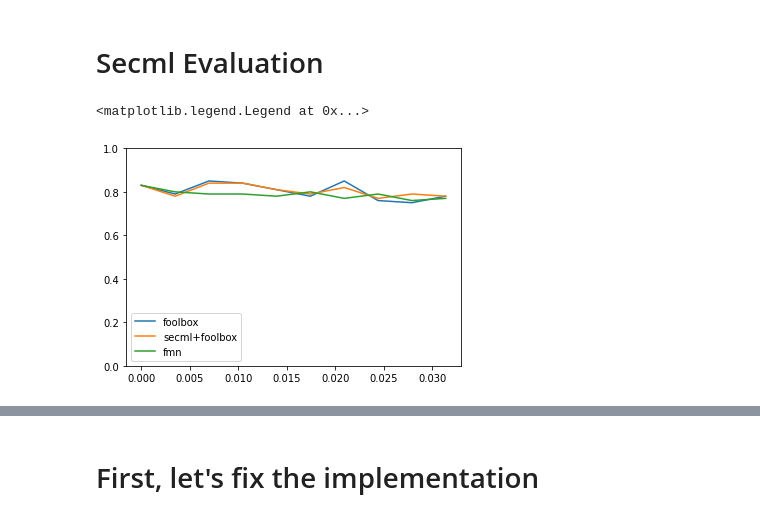
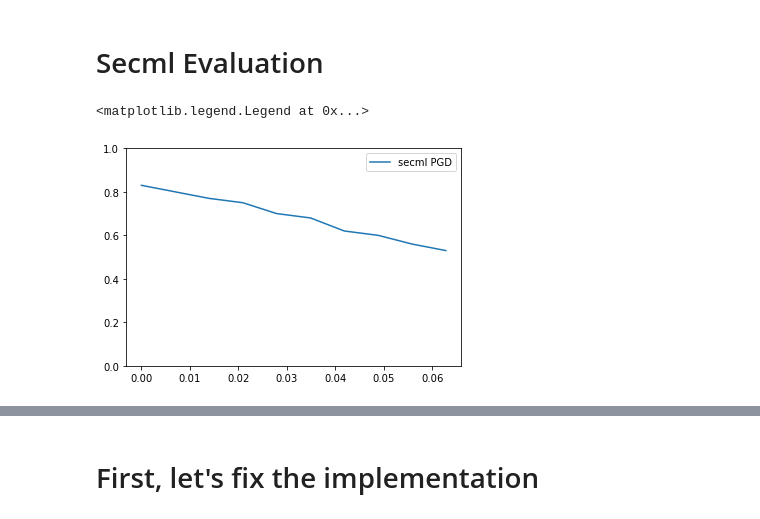
Before and after one commit to maurapintor/debug_attacks, a Jupyter notebook: debug_attacks.ipynb, the cells around one changed output, grey strips where cells are left out. Cells and saved outputs as stored; diff of their text form; code cells hidden in the pictures.

Commit message:
updated results

```diff
--- a/debug_attacks.ipynb
+++ b/debug_attacks.ipynb
@@ -65,10 +63,14 @@ def load_data(data_dir, dataset_name, shuffle=True,
     return x, y
 
 
+abs_step_size = 0.01
+random_start = False
+steps = 50
+epsilons = np.linspace(0.0, 16 / 255, num=10)
+epsilon = 8/255 # this is used for computing the indicators
 model = load_model()
 # get samples from the dataset
 N_SAMPLES = 100
 images, labels = load_data('data', 'CIFAR10', num_samples=N_SAMPLES)
-epsilons = np.linspace(0.0, 8 / 255, num=10)
 # %% [output]
 Files already downloaded and verified
@@ -104,28 +77,51 @@ plt.legend()
 # %% [markdown]
 # Secml Evaluation
+# %%
+def security_evaluation(model, dataset, attack, param_name, param_values):
+    preds = model.predict(dataset.X)
+    misclassified = preds != dataset.Y
+    results = []
+    for param_value in param_values:
+        attack.set(param_name, param_value)
+        samples_to_test_idx = np.where(misclassified.logical_not().tondarray())[0]
+        samples_to_test = dataset[samples_to_test_idx.tolist(), :]
+        y_pred_adv, scores, adv_ds, fobj = attack.run(samples_to_test.X, samples_to_test.Y)
+        now_misclassified = y_pred_adv != adv_ds.Y
+        now_misclassified = samples_to_test_idx[now_misclassified.ravel().tolist()]
+        misclassified[now_misclassified.tolist()] = True
+        results += [(dataset.X.shape[0] - misclassified.sum())]
+    results = [r / dataset.X.shape[0] for r in results]
+    return results
 # %%
+normalizer = CNormalizerMeanStd(mean=(0, 0, 0), std=(1, 1, 1))
+clf = CClassifierPyTorch(model, input_shape=(3, 32, 32), pretrained=True,
+                         pretrained_classes=CArray(list(range(10))), preprocess=normalizer)
+
+secml_attack = CFoolboxPGDLinf(clf, abs_stepsize=abs_step_size, steps=steps,
+                               random_start=random_start, epsilons=epsilon)
+
+test_set = secml.data.CDataset(CArray(images.view(N_SAMPLES, -1).cpu()), CArray(labels.cpu()))
+y_pred, _, adv_ds, _ = secml_attack.run(test_set.X, test_set.Y)
+success = y_pred != adv_ds.Y
+
 clf = CClassifierPyTorch(model, input_shape=(3, 32, 32), pretrained=True,
                          pretrained_classes=CArray(list(range(10))), preprocess=None)
 
 secml_attack = CFoolboxPGDLinf(clf, abs_stepsize=0.01, steps=40,
                                random_start=False)  # same params as the foolbox defaults
 
-sec_eval = CSecEval(attack=secml_attack, param_name='epsilon', param_values=epsilons)
 
 test_set = secml.data.CDataset(CArray(images.view(N_SAMPLES, -1).cpu()), CArray(labels.cpu()))
-sec_eval.run_sec_eval(test_set)
-# %%
-robust_accuracy_secml = [(sec_eval.sec_eval_data.Y_pred[i] == sec_eval.sec_eval_data.Y).mean() for i in
-                         range(len(epsilons))]
-plt.figure()
-plt.plot(epsilons, robust_accuracy_foolbox.numpy(), label='foolbox')
-plt.plot(epsilons, robust_accuracy_secml, label='secml+foolbox')
-plt.plot(epsilons, robust_accuracy_foolbox_fmn.numpy(), label='fmn')
-
-plt.ylim([0, 1])
-
-plt.legend()
-# %% [output]
-<matplotlib.legend.Legend at 0x...>
-[figure, removed]
+# %%
+pgd_sec_eval = security_evaluation(clf, test_set, secml_attack, 'epsilon', epsilons)
+# %%
+plt.figure()
+plt.plot(epsilons, pgd_sec_eval, label='secml PGD')
+
+plt.ylim([0, 1])
+
+plt.legend()
+# %% [output]
+<matplotlib.legend.Legend at 0x...>
+[figure, added]
 # %%
```
Also changed, not shown: parts of 11 cells of this notebook.
